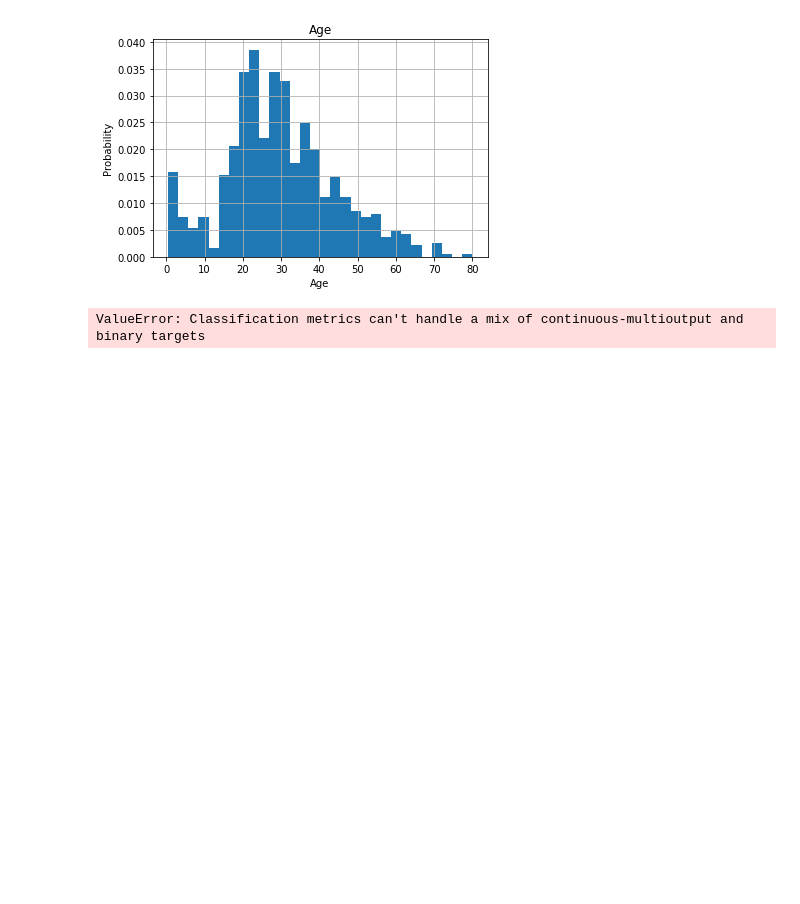
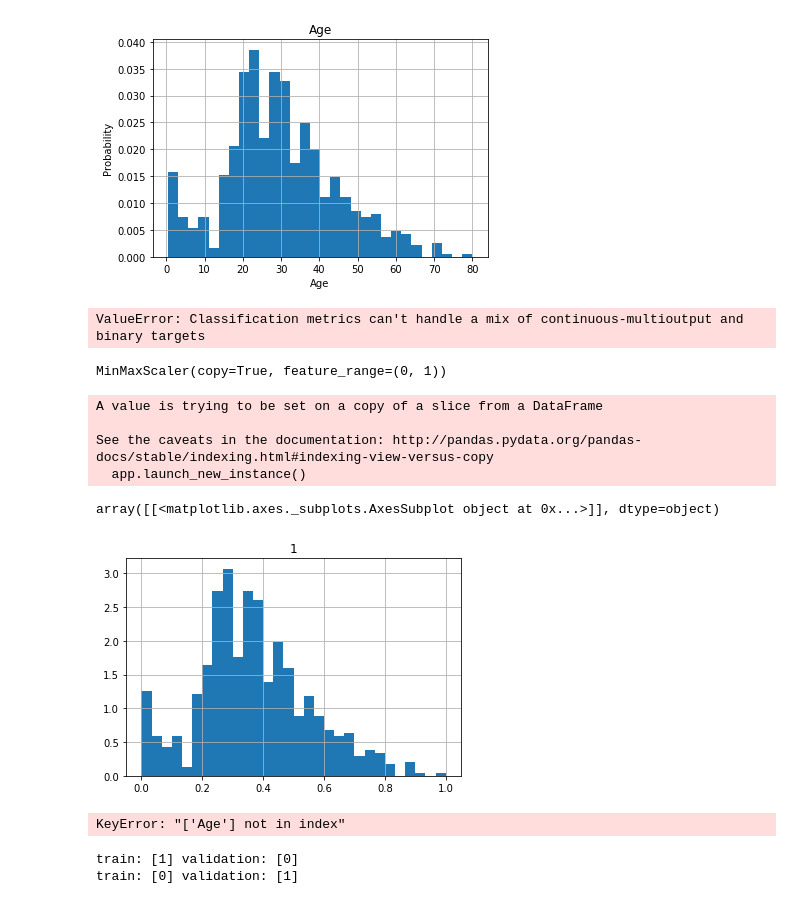
Before and after one commit to cadhage/Kaggle_pracice, a Jupyter notebook: kaggle_parcice.ipynb, the cells around one changed output. Saved outputs shown, nothing was run; the diff lists cells and outputs as text; code cells hidden in the pictures; blank space fills up the shorter version.

```diff
--- a/kaggle_parcice.ipynb
+++ b/kaggle_parcice.ipynb
@@ -93,0 +95,30 @@ ValueError: Classification metrics can't handle a mix of continuous-multioutput
+# %%
+data = [[-1, 2], [-0.5, 6], [0, 10], [1, 18]]
+scaler = MinMaxScaler()
+scaler.fit(data)
+# %% [output]
+MinMaxScaler(copy=True, feature_range=(0, 1))
+# %%
+xx=["Fare","Age"]
+xxx=df_processed_tr[xx];
+xxx.dropna(axis=0,inplace=True);
+scaler = MinMaxScaler()
+scaler.fit(xxx)
+zz=scaler.transform(xxx)
+df= pd.DataFrame(zz)
+# %% [output]
+A value is trying to be set on a copy of a slice from a DataFrame
+
+See the caveats in the documentation: http://pandas.pydata.org/pandas-docs/stable/indexing.html#indexing-view-versus-copy
+  app.launch_new_instance()
+# %%
+df.hist(1, normed=True, bins=30)
+# %% [output]
+array([[<matplotlib.axes._subplots.AxesSubplot object at 0x...>]], dtype=object)
+[figure, added]
+# %%
+df.hist('Age', normed=True, bins=30)
+plt.ylabel('Probability');
+plt.xlabel("Age");
+# %% [output]
+KeyError: "['Age'] not in index"
@@ -93,0 +128,14 @@ ValueError: Classification metrics can't handle a mix of continuous-multioutput
+# %%
+from sklearn.model_selection import LeaveOneOut
+X = np.array([[1, 2], [3, 4]])
+y = np.array([1, 2])
+loo = LeaveOneOut()
+loo.get_n_splits(X)
+
+for train_index, test_index in loo.split(X):
+        print("train:", train_index, "validation:", test_index)
+        X_train, X_test = X[train_index], X[test_index]
+        y_train, y_test = y[train_index], y[test_index]
+# %% [output]
+train: [1] validation: [0]
+train: [0] validation: [1]
```
Also changed, not shown: parts of 17 cells of this notebook.
